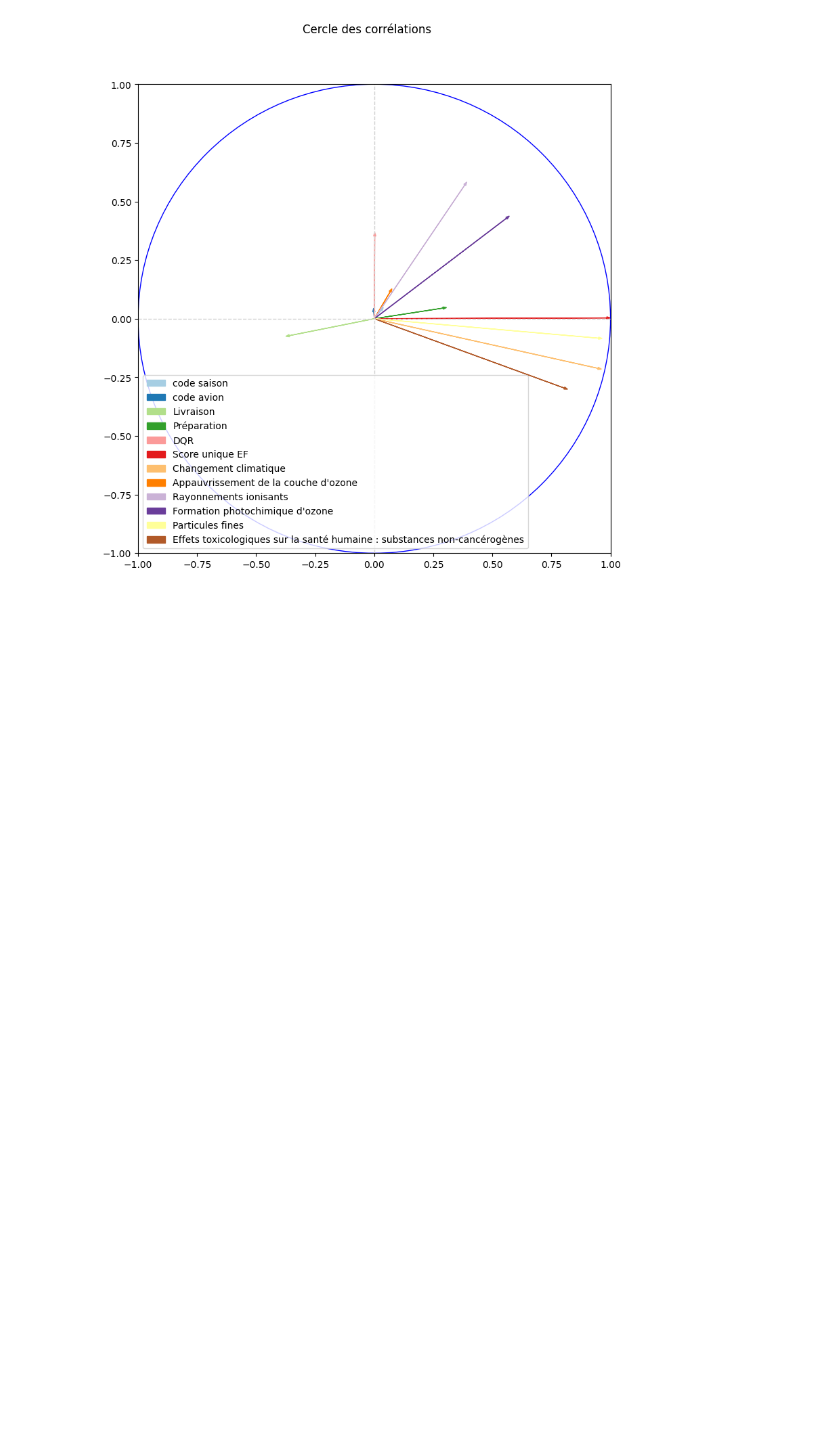
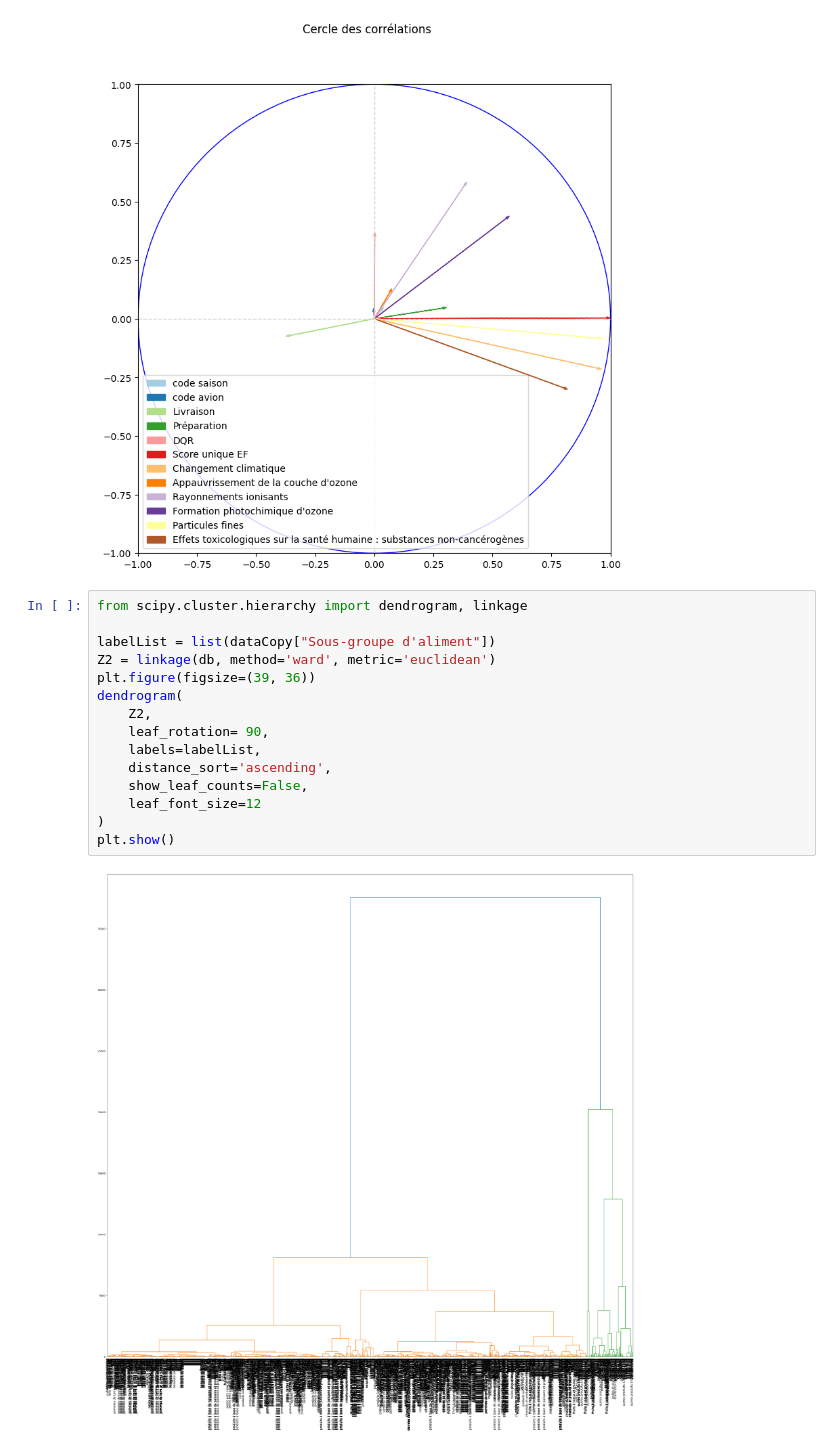
Before and after one commit to antoinebnm/PTS-Data, a Jupyter notebook: goodDatas.ipynb, the cells around one changed output. Saved outputs shown, nothing was run; the diff lists cells and outputs as text; blank space fills up the shorter version.

```diff
--- a/goodDatas.ipynb
+++ b/goodDatas.ipynb
@@ -437,3 +472,20 @@ plt.legend()
 plt.show()
 # %% [output]
 [figure]
+# %%
+from scipy.cluster.hierarchy import dendrogram, linkage
+
+labelList = list(dataCopy["Sous-groupe d'aliment"])
+Z2 = linkage(db, method='ward', metric='euclidean')
+plt.figure(figsize=(39, 36))
+dendrogram(
+    Z2,
+    leaf_rotation= 90,
+    labels=labelList,
+    distance_sort='ascending',
+    show_leaf_counts=False,
+    leaf_font_size=12
+)
+plt.show()
+# %% [output]
+[figure, added]
```
Also changed, not shown: parts of 7 cells of this notebook.
